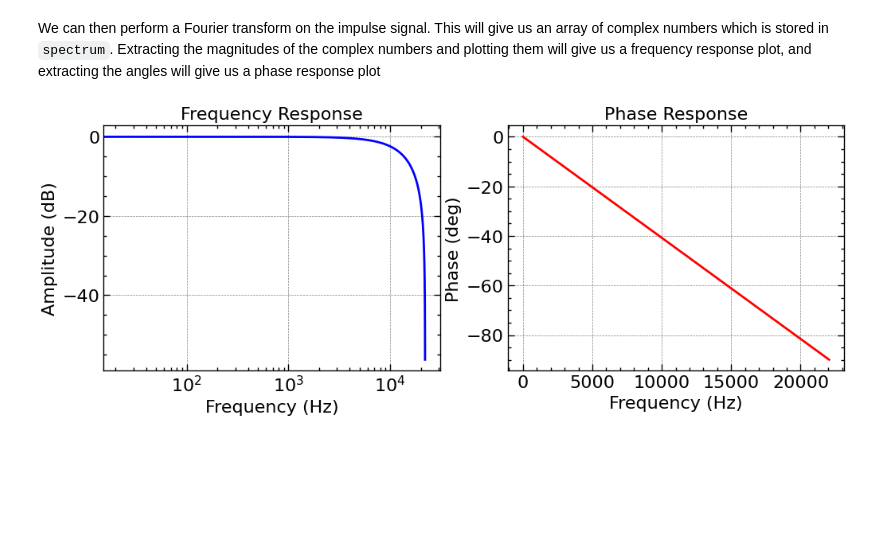
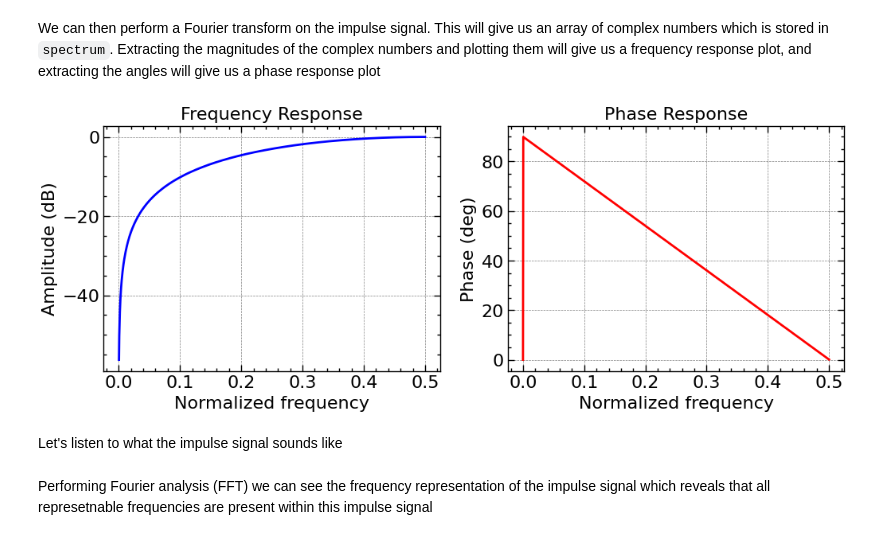
Before and after one commit to Thrifleganger/filter-basics, a Jupyter notebook: Python/First Order Feedforward Filter.ipynb, the cells around one changed output. Saved outputs shown, nothing was run; the diff lists cells and outputs as text; code cells hidden in the pictures; blank space fills up the shorter version.

Commit message:
Change range and type of response plots

```diff
--- a/Python/First Order Feedforward Filter.ipynb
+++ b/Python/First Order Feedforward Filter.ipynb
@@ -48,29 +48,28 @@ We can then perform a Fourier transform on the impulse signal. This will give us
 # %%
 from scipy.fftpack import fft
 
-sampleRate = 44100
-spectrum = fft(impulseResponse)
+spectrum = fft(feedForwardFilter(impulse, 0.5, -0.5))
 
-x = np.linspace(0, spectrum.size * sampleRate / frameSize / 2 , spectrum.size//2)
+x = np.linspace(0, 0.5, spectrum.size//2)
 
 fig, axes = plt.subplots(1, 2, figsize=(12,4))
 ax = axes[0]
 with np.errstate(divide='ignore'):
     y = (20 * np.log10(np.abs(spectrum)))[:spectrum.size//2]
 ax.plot(x, y, 'b')
-ax.set_xscale('log')
-ax.set_xlabel('Frequency (Hz)')
+ax.set_xlabel('Normalized frequency')
 ax.set_ylabel('Amplitude (dB)')
 ax.set_title("Frequency Response")
 
 ax = axes[1]
 y = np.degrees(np.angle(spectrum))[:spectrum.size//2]
 ax.plot(x, y, 'r')
-#ax.set_xscale('log')
-ax.set_xlabel('Frequency (Hz)')
+ax.set_xlabel('Normalized frequency')
 ax.set_ylabel('Phase (deg)')
 ax.set_title("Phase Response")
 
 plt.show()
 # %% [output]
-[figure, old version]
+[figure, new version]
+# %% [markdown]
+Let's listen to what the impulse signal sounds like
@@ -76,0 +82,2 @@ plt.show()
+# %% [markdown]
+Performing Fourier analysis (FFT) we can see the frequency representation of the impulse signal which reveals that all represetnable frequencies are present within this impulse signal
```
Also changed, not shown: parts of 12 cells of this notebook, 10 other files.
